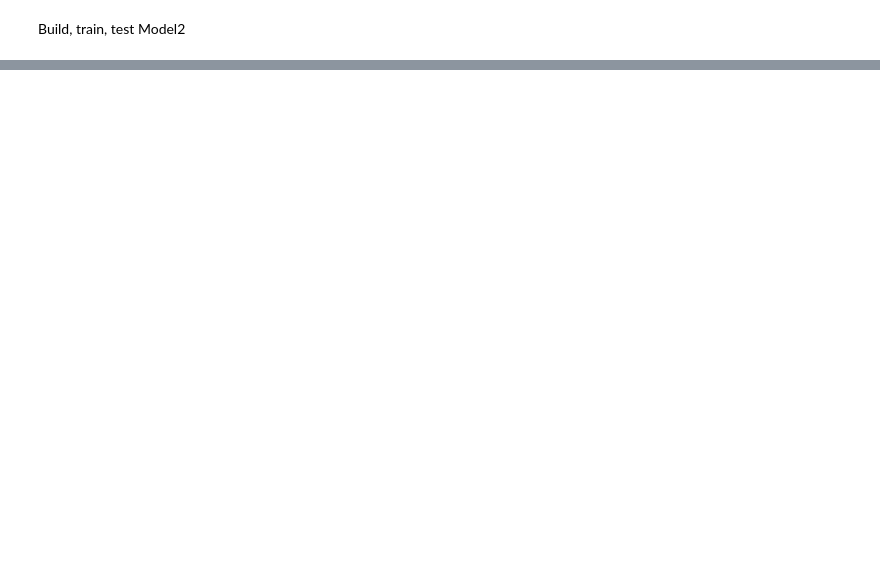
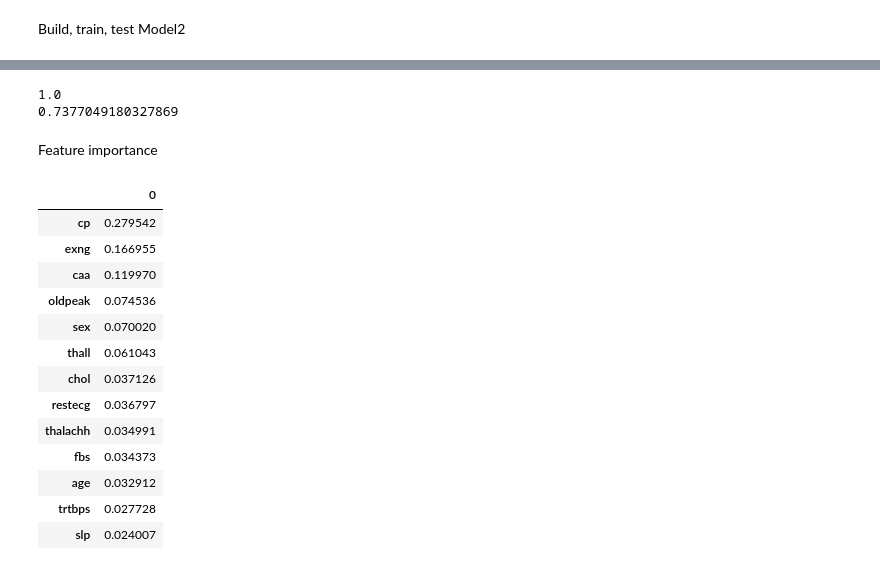
Before and after one commit to GacildaAnne/DatascienceExam, a Jupyter notebook: ExamVS.ipynb, the cells around one changed output, grey strips where cells are left out. Cells and saved outputs as stored; diff of their text form; code cells hidden in the pictures; blank space fills up the shorter version.

```diff
--- a/ExamVS.ipynb
+++ b/ExamVS.ipynb
@@ -227,0 +264,10 @@ Build, train, test Model2
+# %%
+# Fit the model // train model1 on training data
+model4 = XGBClassifier()
+model4.fit(x_train, y_train)
+
+# Test model
+prediction4 = model4.predict(x_test)
+
+# Model performance
+print(classification_report(y_test, prediction4, target_names= target_names))
@@ -227,0 +283,26 @@ Build, train, test Model2
+# %%
+# Mean accuracy
+print(model1.score(x_train, y_train))
+print(model1.score(x_test, y_test))
+# %% [output]
+1.0
+0.7377049180327869
+# %% [markdown]
+Feature importance
+# %%
+pd.DataFrame(model4.feature_importances_, index=x_train.columns).sort_values(by=0, ascending=False)
+# %% [output]
+|  | 0 |
+| cp | 0.279542 |
+| exng | 0.166955 |
+| caa | 0.119970 |
+| oldpeak | 0.074536 |
+| sex | 0.070020 |
+| thall | 0.061043 |
+| chol | 0.037126 |
+| restecg | 0.036797 |
+| thalachh | 0.034991 |
+| fbs | 0.034373 |
+| age | 0.032912 |
+| trtbps | 0.027728 |
+| slp | 0.024007 |
```
Also changed, not shown: parts of 12 cells of this notebook, 1 other file.
